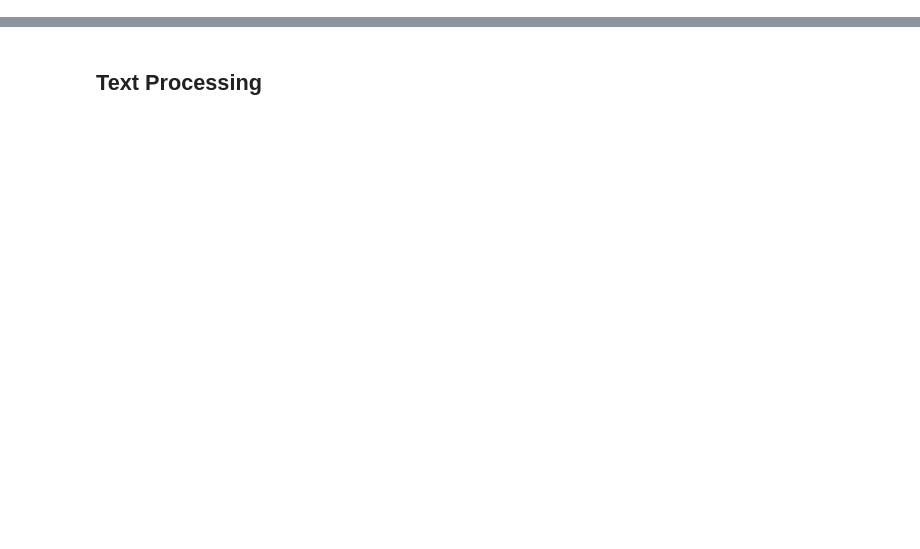
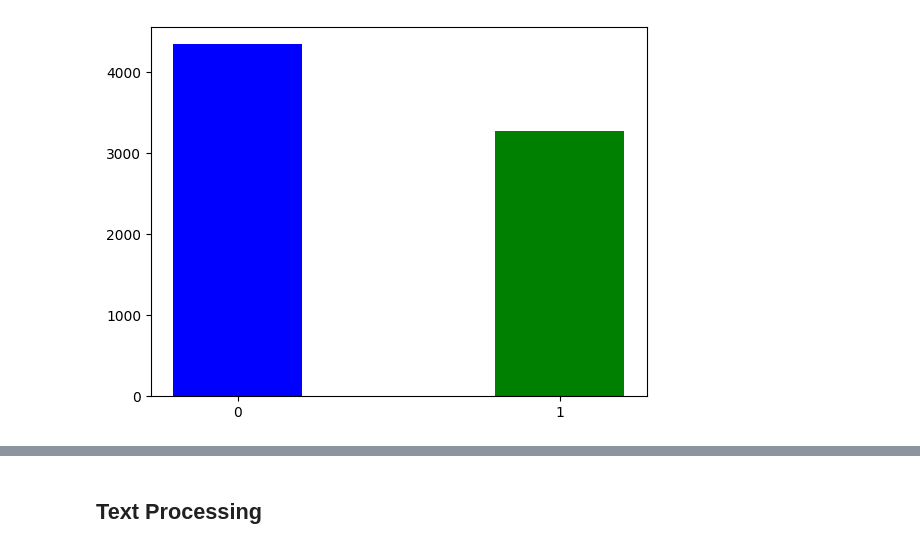
Before and after one commit to julianencisoizquierdo/NLP_Python_disaster_tweets, a Jupyter notebook: NLP_Disaster_Tweets.ipynb, the cells around one changed output, grey strips where cells are left out. Cells and saved outputs as stored; diff of their text form; code cells hidden in the pictures; blank space fills up the shorter version.

```diff
--- a/NLP_Disaster_Tweets.ipynb
+++ b/NLP_Disaster_Tweets.ipynb
@@ -77,20 +86,20 @@ print('Data source import complete.')
 import numpy as np
 import pandas as pd
 import tensorflow as tf
+!pip install pandas tensorflow keras keras-nlp scikit-learn
 import keras_core as keras
 import keras_nlp
 from sklearn.metrics import ConfusionMatrixDisplay, confusion_matrix
 import seaborn as sns
 import matplotlib.pyplot as plt
 
-pd.options.display.max_columns = 30
-pd.options.display.max_rows = 60
+pd.options.display.max_columns = 10
+pd.options.display.max_rows = 20
 pd.options.display.float_format = '{:.2f}'.format
 pd.options.display.max_colwidth = 200
 
-print("TensorFlow version:", tf.__version__)
-print("KerasNLP version:", keras_nlp.__version__)
-
+print("\nTensorFlow version:", tf.__version__)
+print("\nKerasNLP version:", keras_nlp.__version__)
 
 
 df_train = pd.read_csv('/kaggle/input/disaster-tweets/train.csv')
@@ -99,29 +108,28 @@ df_test = pd.read_csv('/kaggle/input/disaster-tweets/test.csv')
 pd.set_option('display.max_rows', None)
 pd.set_option('display.max_columns', None)
 
-print('Training Set Shape = {}'.format(df_train.shape))
-print('Training Set Memory Usage = {:.2f} MB'.format(df_train.memory_usage().sum() / 1024**2))
-print('Test Set Shape = {}'.format(df_test.shape))
-print('Test Set Memory Usage = {:.2f} MB'.format(df_test.memory_usage().sum() / 1024**2))
+print('\nTraining Set Shape = {}'.format(df_train.shape))
+print('\nTraining Set Memory Usage = {:.2f} MB'.format(df_train.memory_usage().sum() / 1024**2))
+print('\nTest Set Shape = {}'.format(df_test.shape))
+print('\nTest Set Memory Usage = {:.2f} MB'.format(df_test.memory_usage().sum() / 1024**2))
 
-
-# DATA EXPLORATION
 print('\nInfo about the training set:\n', df_train.info())
 print('\nInfo about the test set:\n', df_test.info())
 
 
 # There are missing values in location and keyboard
+
 per_keyword = df_train['keyword'].isna().sum() / df_train['keyword'].count() * 100
-print(f"The percentage of NaN values in 'keyword' column in the training set is: {per_keyword:.2f}%")
+print(f"\nThe percentage of NaN values in 'keyword' column in the training set is: {per_keyword:.2f}%")
 
 per_loc = df_train['location'].isna().sum() / df_train['location'].count() * 100
-print(f"The percentage of NaN values in 'location' column in the training set is: {per_loc:.2f}%")
+print(f"\nThe percentage of NaN values in 'location' column in the training set is: {per_loc:.2f}%")
 
 per_keyword_test = df_test['keyword'].isna().sum() / df_test['keyword'].count() * 100
-print(f"The percentage of NaN values in 'keyword' column in the test set is: {per_keyword_test:.2f}%")
+print(f"\nThe percentage of NaN values in 'keyword' column in the test set is: {per_keyword_test:.2f}%")
 
 per_loc_test = df_test['location'].isna().sum() / df_test['location'].count() * 100
-print(f"The percentage of NaN values in 'location' column in the test set is: {per_loc_test:.2f}%")
+print(f"\nThe percentage of NaN values in 'location' column in the test set is: {per_loc_test:.2f}%")
 
 
 # The amount of missing values are the more or less the same in both the train and the test dataset
@@ -129,12 +137,59 @@ print(f"The percentage of NaN values in 'location' column in the test set is: {p
 df_train["length"] = df_train["text"].apply(lambda x : len(x))
 df_test["length"] = df_test["text"].apply(lambda x : len(x))
 
-print("Train Length Stat")
-print(df_train["length"].describe())
-print()
+print("\nTrain Length Stat\n", df_train["length"].describe())
 
-print("Test Length Stat")
-print(df_test["length"].describe())
+print("\nTest Length Stat\n", df_test["length"].describe())
 
 
-df_train.head(40)
+# Overview of the target feature
+
+df_count_target = df_train['target'].value_counts()
+plt.bar(df_count_target.index, df_count_target, width=0.4, color=['blue', 'green'])
+plt.xticks([0, 1])
+plt.show()
+
+
+# Word count
+
+df_train['word_count'] = df_train['text'].apply(lambda x: len(str(x).split()))
+
+plt.hist(df_train['word_count'], bins=30, edgecolor='black')  # Adjust the number of bins as needed
+plt.xlabel('Word Count')
+plt.ylabel('Frequency')
+plt.title('Word Count Histogram')
+plt.show()
+
+
+fig,(ax1,ax2) = plt.subplots(1,2,figsize=(8,4))
+char_len_dis = df_train[df_train['target']==1]['text'].str.split().map(lambda x: len(x))
+ax1.hist(char_len_dis,color='orange',edgecolor='black', linewidth=1.2)
+ax1.set_title('Disaster Tweets')
+
+char_len_ndis = df_train[df_train['target']==0]['text'].str.split().map(lambda x: len(x))
+ax2.hist(char_len_ndis,color='green',edgecolor='black', linewidth=1.2)
+ax2.set_title('Non-Disaster Tweets')
+
+plt.suptitle("Length of words in text")
+plt.tight_layout()
+plt.show()
+
+
+# Character count
+
+fig,(ax1,ax2) = plt.subplots(1,2,figsize=(10,5))
+
+char_len_dis = df_train[df_train['target']==1]['text'].str.split().apply(lambda x: [len(i) for i in x])
+sns.distplot(char_len_dis.map(lambda x: np.mean(x)),ax=ax1,color='pink')
+ax1.set_title('Disaster Tweets')
+
+char_len_ndis = df_train[df_train['target']==0]['text'].str.split().apply(lambda x: [len(i) for i in x])
+sns.distplot(char_len_ndis.map(lambda x: np.mean(x)),ax=ax2,color='yellow')
+ax2.set_title('Non-Disaster Tweets')
+
+plt.suptitle("Average Word Length in text")
+plt.tight_layout()
+plt.show()
+
+df_train.head(20)
+# %% [output]
@@ -140,0 +213 @@ df_train.head(40)
+[figure, added]
```
Also changed, not shown: parts of 16 cells of this notebook.
